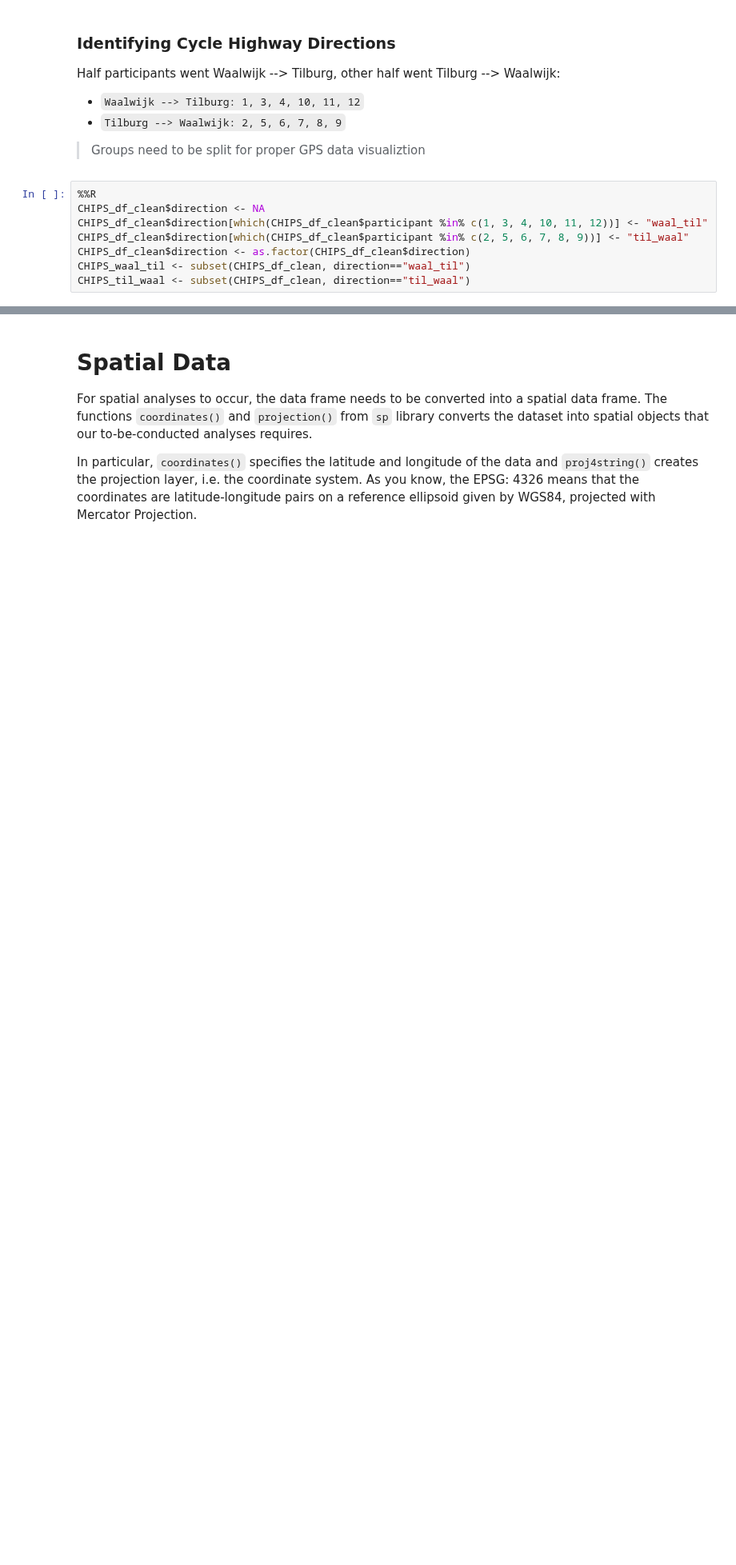
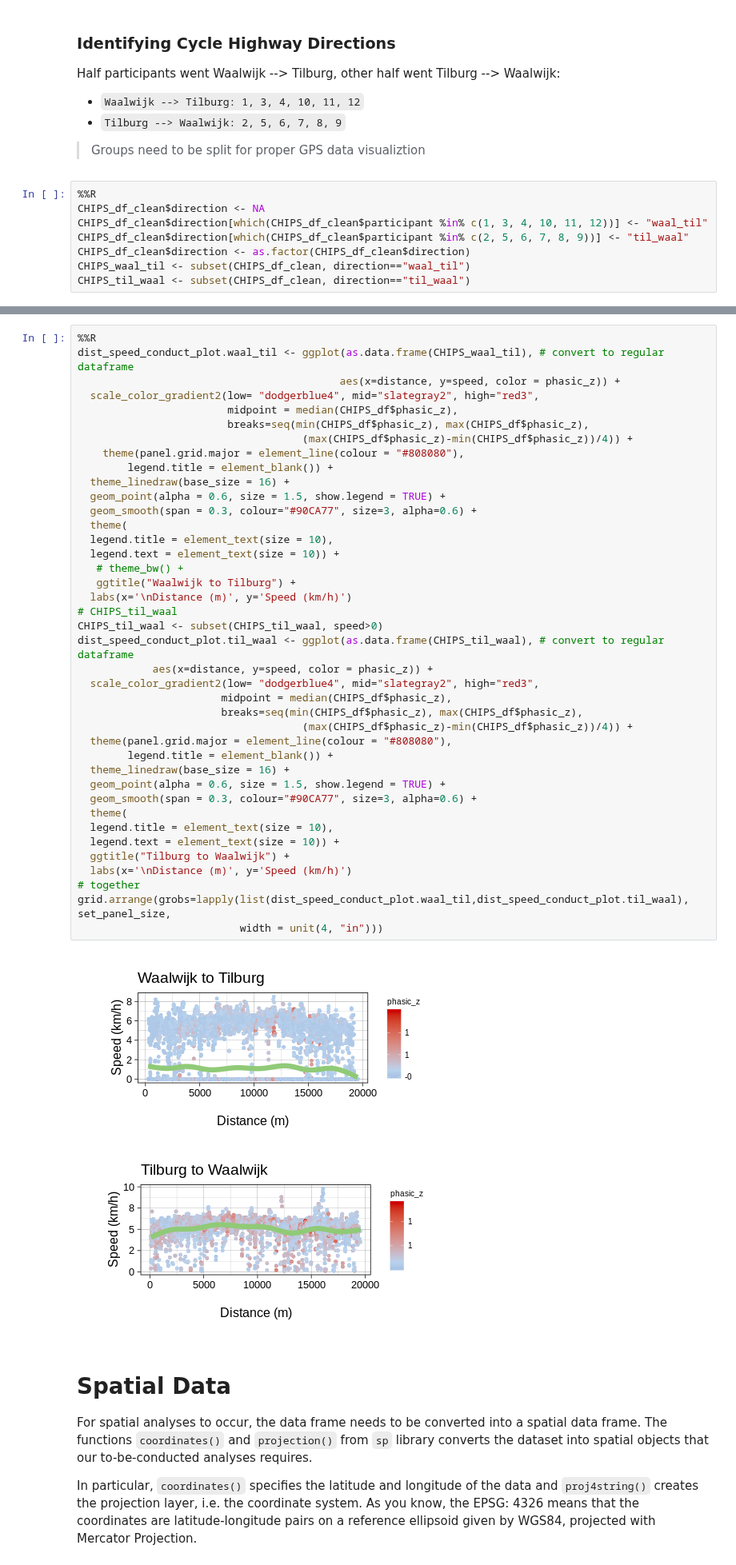
Before and after one commit to gcmillar/CEUS, a Jupyter notebook: gcmillar_CEUS_JupyterNB.ipynb, the cells around one changed output, grey strips where cells are left out. Shown at 80% size. Drawn from its saved outputs; the diff is of its cells as text; blank space fills up the shorter version.

```diff
--- a/gcmillar_CEUS_JupyterNB.ipynb
+++ b/gcmillar_CEUS_JupyterNB.ipynb
@@ -512,3 +515,45 @@ grid.arrange(dist_speed_conduct_plot.waal_til,dist_speed_conduct_plot.til_waal,
+# %%
+%%R
+dist_speed_conduct_plot.waal_til <- ggplot(as.data.frame(CHIPS_waal_til), # convert to regular dataframe
+                                          aes(x=distance, y=speed, color = phasic_z)) +
+  scale_color_gradient2(low= "dodgerblue4", mid="slategray2", high="red3",
+                        midpoint = median(CHIPS_df$phasic_z),
+                        breaks=seq(min(CHIPS_df$phasic_z), max(CHIPS_df$phasic_z),
+                                    (max(CHIPS_df$phasic_z)-min(CHIPS_df$phasic_z))/4)) +
+    theme(panel.grid.major = element_line(colour = "#808080"),
+        legend.title = element_blank()) +
+  theme_linedraw(base_size = 16) +
+  geom_point(alpha = 0.6, size = 1.5, show.legend = TRUE) +
+  geom_smooth(span = 0.3, colour="#90CA77", size=3, alpha=0.6) +
+  theme(
+  legend.title = element_text(size = 10),
+  legend.text = element_text(size = 10)) +
+   # theme_bw() +
+   ggtitle("Waalwijk to Tilburg") +
+  labs(x='\nDistance (m)', y='Speed (km/h)')
+# CHIPS_til_waal
+CHIPS_til_waal <- subset(CHIPS_til_waal, speed>0)
+dist_speed_conduct_plot.til_waal <- ggplot(as.data.frame(CHIPS_til_waal), # convert to regular dataframe
+            aes(x=distance, y=speed, color = phasic_z)) +
+  scale_color_gradient2(low= "dodgerblue4", mid="slategray2", high="red3",
+                       midpoint = median(CHIPS_df$phasic_z),
+                       breaks=seq(min(CHIPS_df$phasic_z), max(CHIPS_df$phasic_z),
+                                    (max(CHIPS_df$phasic_z)-min(CHIPS_df$phasic_z))/4)) +
+  theme(panel.grid.major = element_line(colour = "#808080"),
+        legend.title = element_blank()) +
+  theme_linedraw(base_size = 16) +
+  geom_point(alpha = 0.6, size = 1.5, show.legend = TRUE) +
+  geom_smooth(span = 0.3, colour="#90CA77", size=3, alpha=0.6) +
+  theme(
+  legend.title = element_text(size = 10),
+  legend.text = element_text(size = 10)) +
+  ggtitle("Tilburg to Waalwijk") +
+  labs(x='\nDistance (m)', y='Speed (km/h)')
+# together
+grid.arrange(grobs=lapply(list(dist_speed_conduct_plot.waal_til,dist_speed_conduct_plot.til_waal), set_panel_size,
+                          width = unit(4, "in")))
+# %% [output]
+[figure, added]
 # %% [markdown]
 # Spatial Data
 For spatial analyses to occur, the data frame needs to be converted into a spatial data frame. The functions `coordinates()` and `projection()` from `sp` library converts the dataset into spatial objects that our to-be-conducted analyses requires.
```
Also changed, not shown: parts of 30 cells of this notebook.
